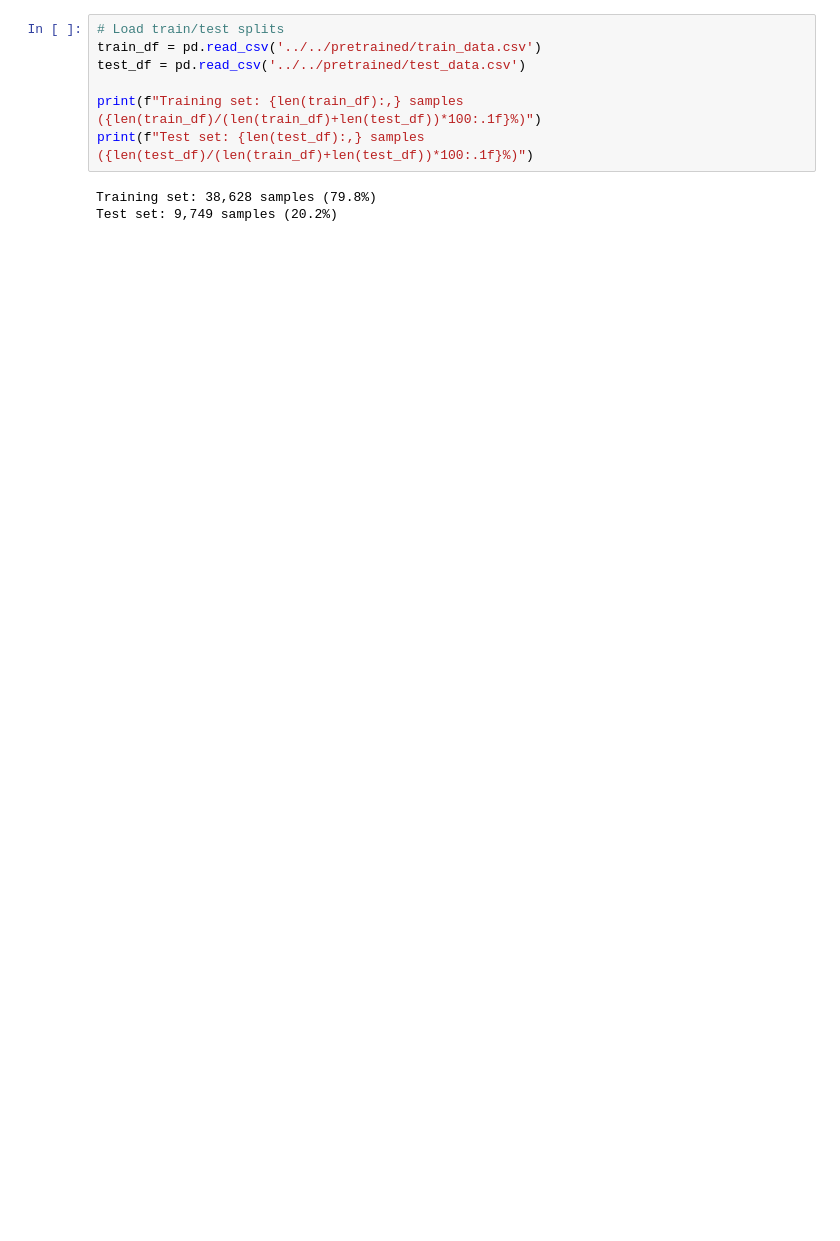
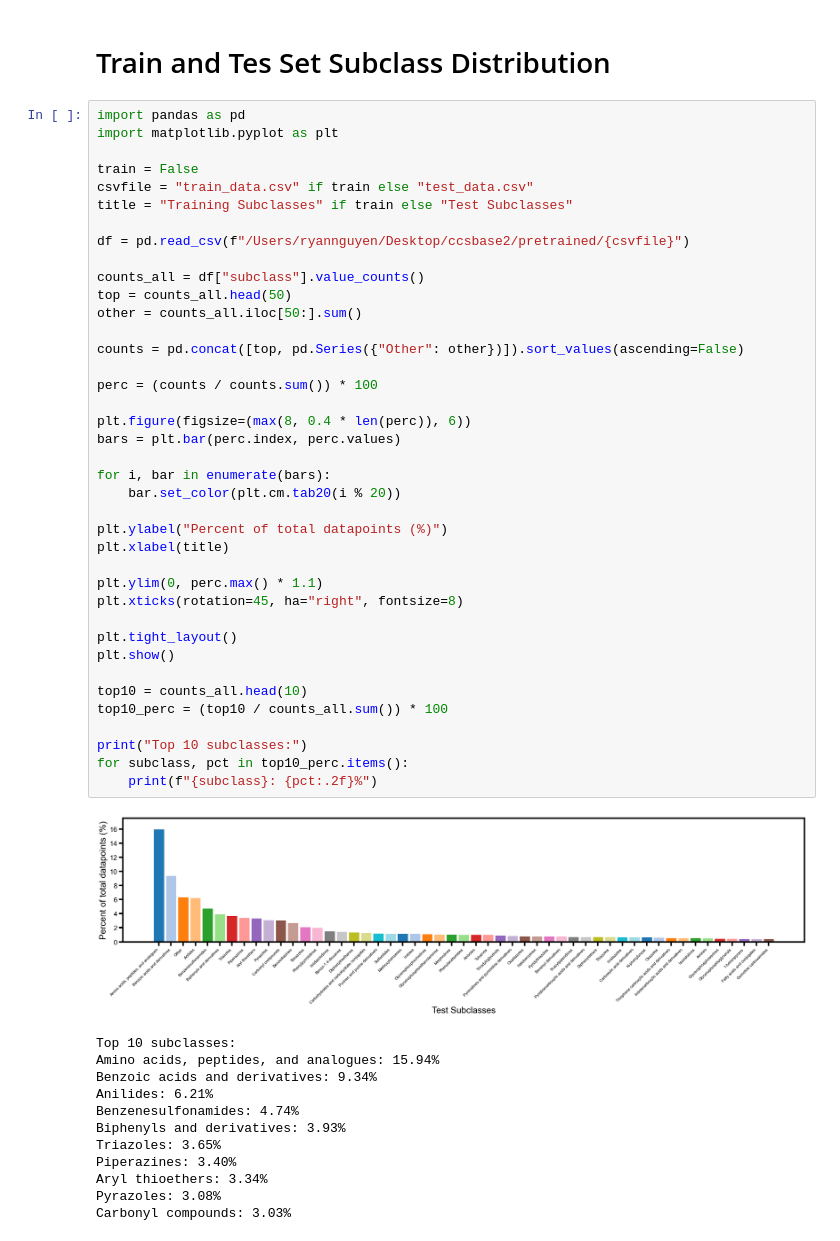
Before and after one commit to abant07/ccsbase2, a Jupyter notebook: analysis/train_test_analysis/train_test_analysis.ipynb, the cells around one changed output. Drawn from its saved outputs; the diff is of its cells as text; blank space fills up the shorter version.

```diff
--- a/analysis/train_test_analysis/train_test_analysis.ipynb
+++ b/analysis/train_test_analysis/train_test_analysis.ipynb
@@ -49,13 +42,57 @@ df.columns
 Index(['id', 'tag', 'name', 'pubchemId', 'adduct', 'mass', 'z', 'ccs', 'smi',
        'inchikey', 'superclass', 'class', 'subclass'],
       dtype='object')
-# %%
-# Load train/test splits
-train_df = pd.read_csv('../../pretrained/train_data.csv')
-test_df = pd.read_csv('../../pretrained/test_data.csv')
-
-print(f"Training set: {len(train_df):,} samples ({len(train_df)/(len(train_df)+len(test_df))*100:.1f}%)")
-print(f"Test set: {len(test_df):,} samples ({len(test_df)/(len(train_df)+len(test_df))*100:.1f}%)")
-# %% [output]
-Training set: 38,628 samples (79.8%)
-Test set: 9,749 samples (20.2%)
+# %% [markdown]
+# Train and Tes Set Subclass Distribution
+# %%
+import pandas as pd
+import matplotlib.pyplot as plt
+
+train = False
+csvfile = "train_data.csv" if train else "test_data.csv"
+title = "Training Subclasses" if train else "Test Subclasses"
+
+df = pd.read_csv(f"/Users/ryannguyen/Desktop/ccsbase2/pretrained/{csvfile}")
+
+counts_all = df["subclass"].value_counts()
+top = counts_all.head(50)
+other = counts_all.iloc[50:].sum()
+
+counts = pd.concat([top, pd.Series({"Other": other})]).sort_values(ascending=False)
+
+perc = (counts / counts.sum()) * 100
+
+plt.figure(figsize=(max(8, 0.4 * len(perc)), 6))
+bars = plt.bar(perc.index, perc.values)
+
+for i, bar in enumerate(bars):
+    bar.set_color(plt.cm.tab20(i % 20))
+
+plt.ylabel("Percent of total datapoints (%)")
+plt.xlabel(title)
+
+plt.ylim(0, perc.max() * 1.1)
+plt.xticks(rotation=45, ha="right", fontsize=8)
+
+plt.tight_layout()
+plt.show()
+
+top10 = counts_all.head(10)
+top10_perc = (top10 / counts_all.sum()) * 100
+
+print("Top 10 subclasses:")
+for subclass, pct in top10_perc.items():
+    print(f"{subclass}: {pct:.2f}%")
+# %% [output]
+[figure, added]
+Top 10 subclasses:
+Amino acids, peptides, and analogues: 15.94%
+Benzoic acids and derivatives: 9.34%
+Anilides: 6.21%
+Benzenesulfonamides: 4.74%
+Biphenyls and derivatives: 3.93%
+Triazoles: 3.65%
+Piperazines: 3.40%
+Aryl thioethers: 3.34%
+Pyrazoles: 3.08%
+Carbonyl compounds: 3.03%
```
Also changed, not shown: parts of 6 cells of this notebook, 8 other files.
